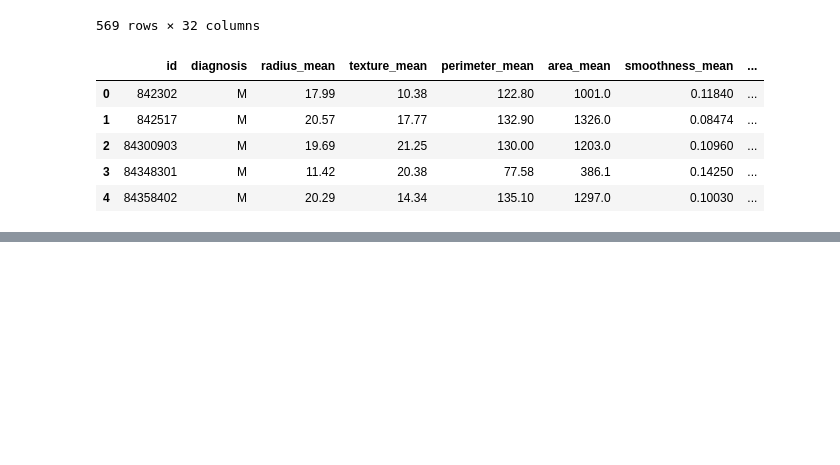
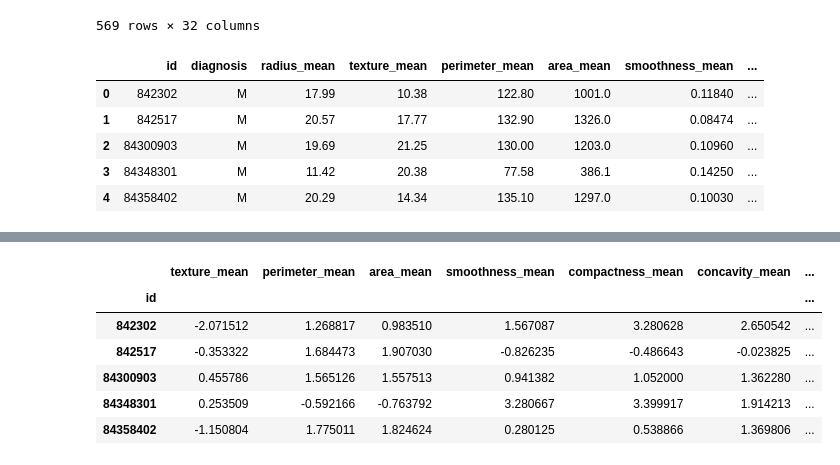
Before and after one commit to a-forty-two/diamler_17_jan, a Jupyter notebook: 04_Azure_MLipynb.ipynb, the cells around one changed output, grey strips where cells are left out. Cells and saved outputs as stored; diff of their text form; code cells hidden in the pictures; blank space fills up the shorter version.

```diff
--- a/04_Azure_MLipynb.ipynb
+++ b/04_Azure_MLipynb.ipynb
@@ -62,0 +132,10 @@ data.head()
+# %%
+zscoreddata.head()
+# %% [output]
+|  | texture_mean | perimeter_mean | area_mean | smoothness_mean | compactness_mean | concavity_mean | ... |
+| id |  |  |  |  |  |  | ... |
+| 842302 | -2.071512 | 1.268817 | 0.983510 | 1.567087 | 3.280628 | 2.650542 | ... |
+| 842517 | -0.353322 | 1.684473 | 1.907030 | -0.826235 | -0.486643 | -0.023825 | ... |
+| 84300903 | 0.455786 | 1.565126 | 1.557513 | 0.941382 | 1.052000 | 1.362280 | ... |
+| 84348301 | 0.253509 | -0.592166 | -0.763792 | 3.280667 | 3.399917 | 1.914213 | ... |
+| 84358402 | -1.150804 | 1.775011 | 1.824624 | 0.280125 | 0.538866 | 1.369806 | ... |
```
Also changed, not shown: parts of 14 cells of this notebook.
